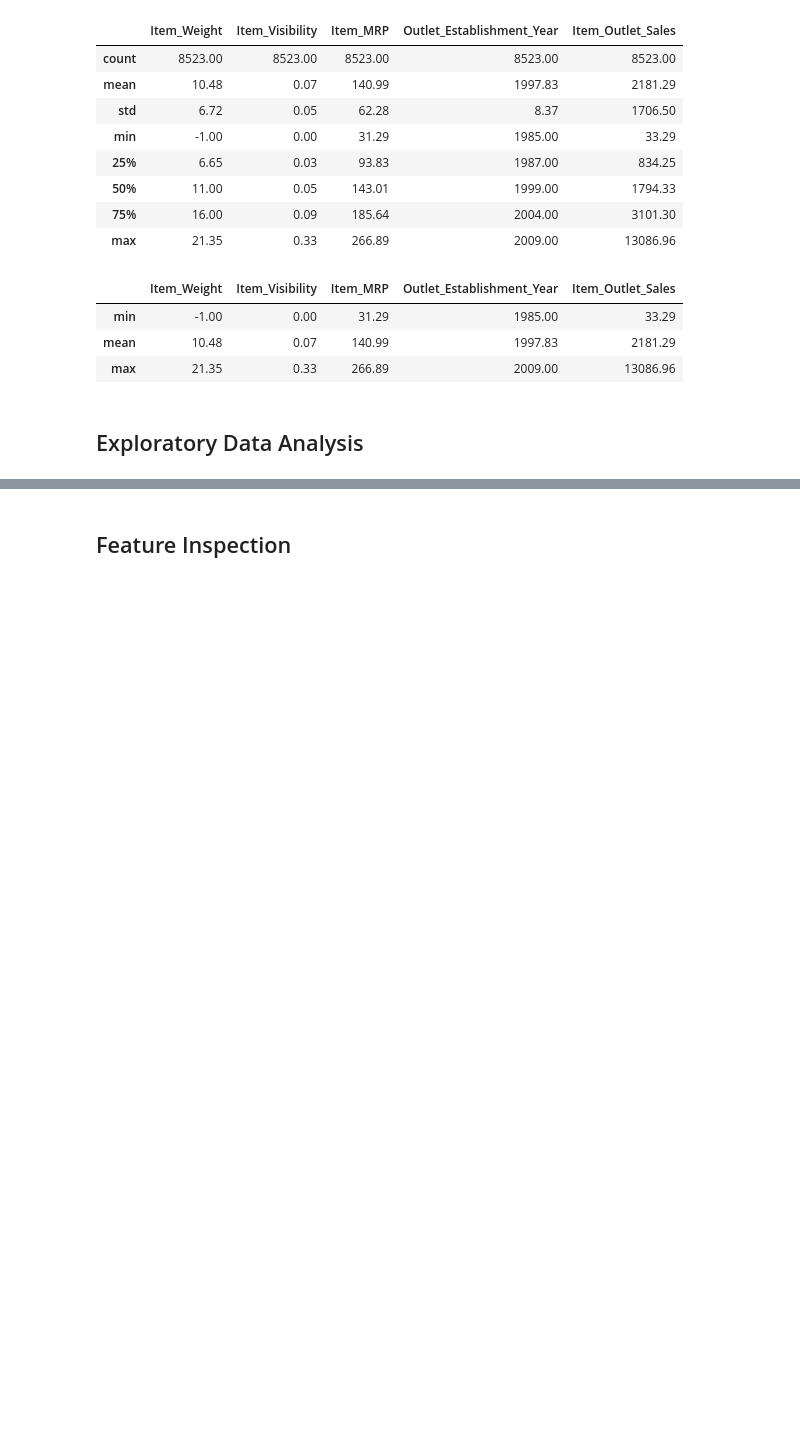
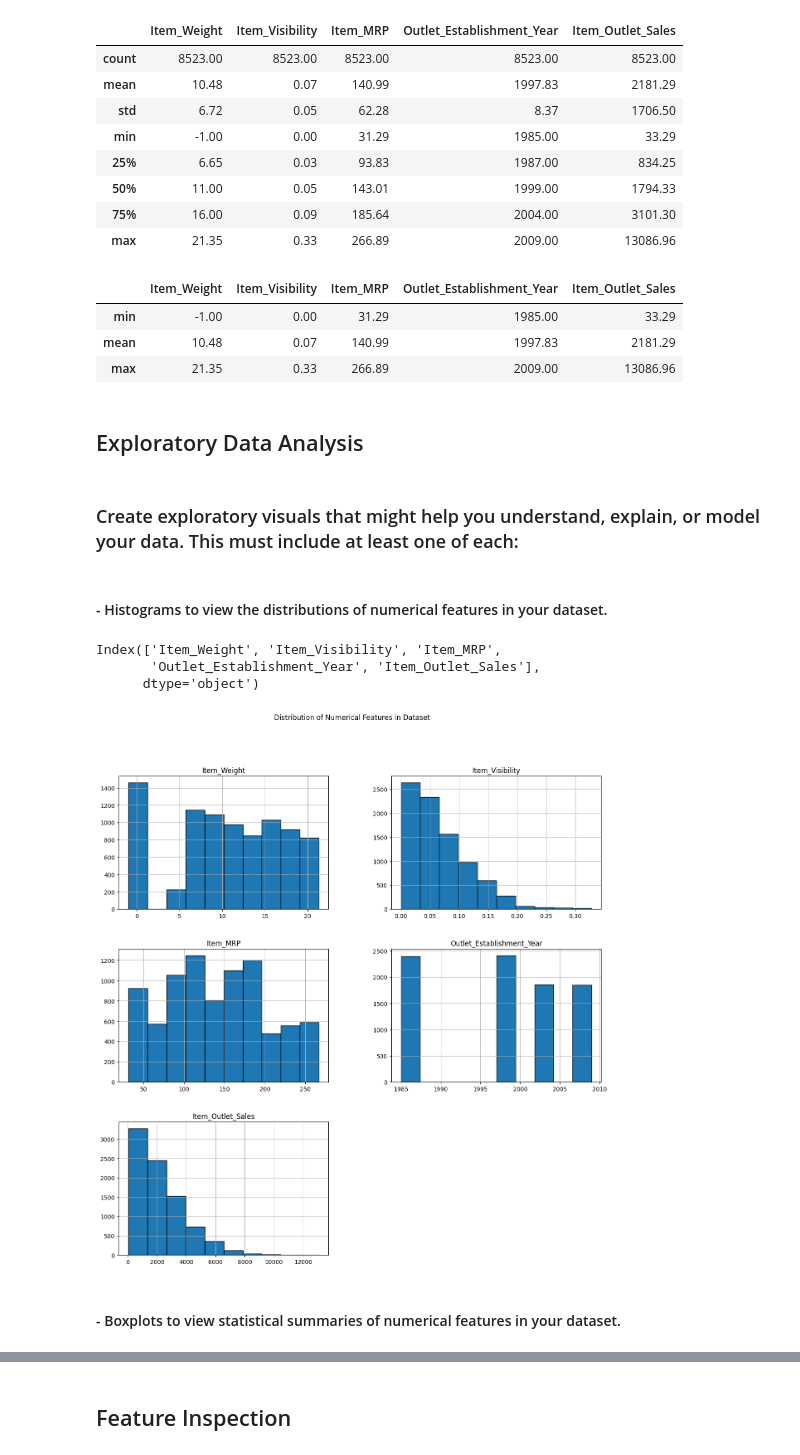
Before and after one commit to A-Kutscher/Prediction-of-Product-Sales, a Jupyter notebook: Prediction_of_Product_Sales_Amber_Kutscher.ipynb, the cells around one changed output, grey strips where cells are left out. Drawn from its saved outputs; the diff is of its cells as text; code cells hidden in the pictures; blank space fills up the shorter version.

```diff
--- a/Prediction_of_Product_Sales_Amber_Kutscher.ipynb
+++ b/Prediction_of_Product_Sales_Amber_Kutscher.ipynb
@@ -314,3 +329,22 @@ stats.loc[['min', 'mean', 'max']].round(2)
 | max | 21.35 | 0.33 | 266.89 | 2009.00 | 13086.96 |
 # %% [markdown]
 ## Exploratory Data Analysis
+# %% [markdown]
+### Create exploratory visuals that might help you understand, explain, or model your data. This must include at least one of each:
+# %% [markdown]
+#### - Histograms to view the distributions of numerical features in your dataset.
+# %%
+# Select numerical columns.
+print(num_cols)
+# %% [output]
+Index(['Item_Weight', 'Item_Visibility', 'Item_MRP',
+       'Outlet_Establishment_Year', 'Item_Outlet_Sales'],
+      dtype='object')
+# %%
+# Create a histogram to view the distributions of numerical features in the dataset.
+df[num_cols].hist(bins=10, figsize=(15,15), edgecolor='black');
+plt.suptitle('Distribution of Numerical Features in Dataset');
+# %% [output]
+[figure, added]
+# %% [markdown]
+#### - Boxplots to view statistical summaries of numerical features in your dataset.
```
Also changed, not shown: parts of 18 cells of this notebook.
